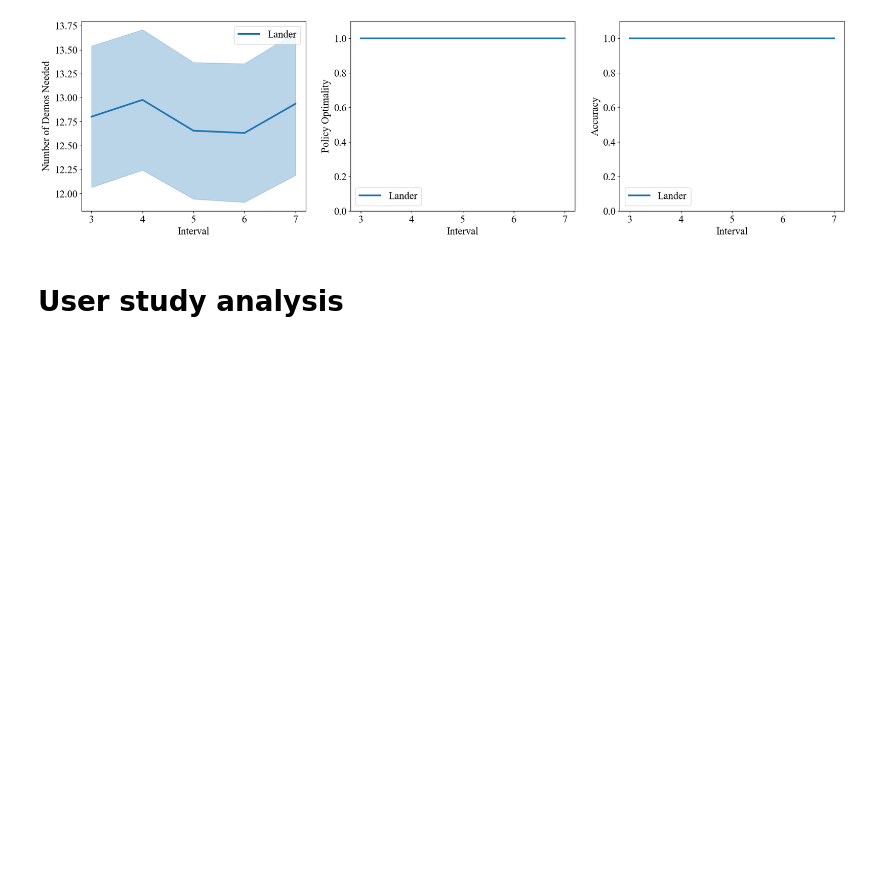
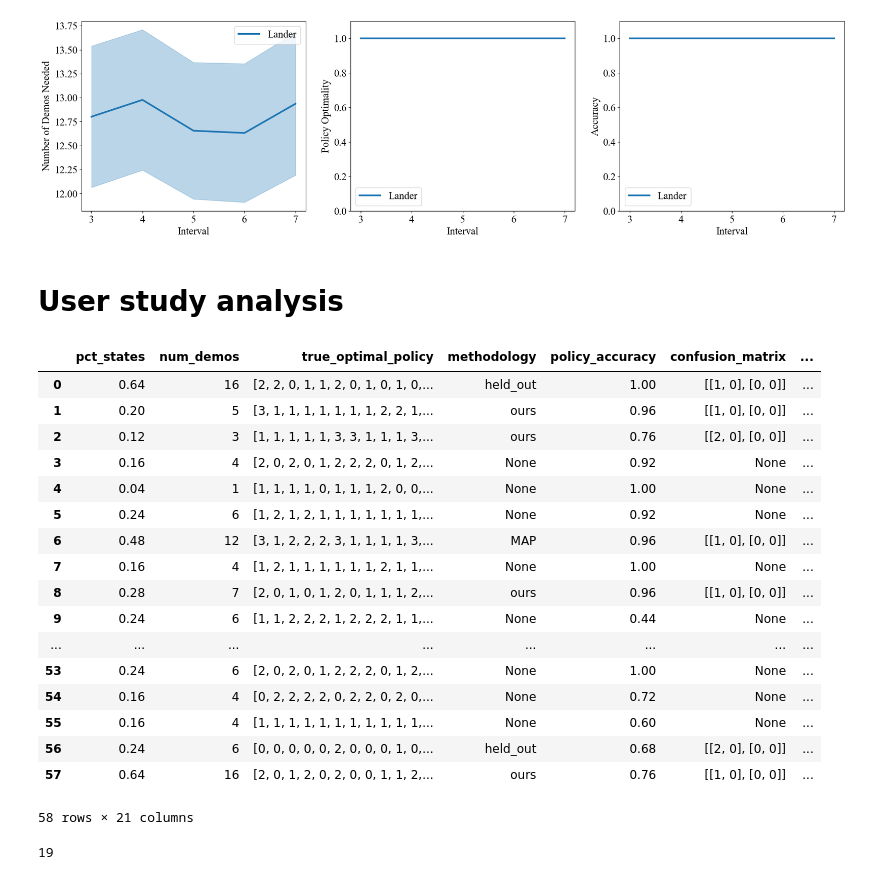
Before and after one commit to dsbrown1331/birl, a Jupyter notebook: organized_plotting.ipynb, the cells around one changed output. Cells and saved outputs as stored; diff of their text form; code cells hidden in the pictures; blank space fills up the shorter version.

```diff
--- a/organized_plotting.ipynb
+++ b/organized_plotting.ipynb
@@ -1458,3 +1492,48 @@ plt.show()
 [figure]
 # %% [markdown]
 # User study analysis
+# %%
+user_studies = pd.DataFrame()
+folder_path = "../ijcai-hri/user_study_results/"
+for filename in os.listdir(folder_path):
+    if filename.startswith("success-") and filename.endswith(".json"):
+        file_path = os.path.join(folder_path, filename)
+        with open(file_path, "r") as json_file:
+            try:
+                data = json.load(json_file)
+                # Check if the DataFrame has columns not present in the JSON
+                missing_cols = set(user_studies.columns) - set(data.keys())
+                if missing_cols:
+                    for col in missing_cols:
+                        data[col] = None  # Add missing columns with np.nan values
+                # Check if the JSON has columns not present in the DataFrame
+                extra_cols = set(data.keys()) - set(user_studies.columns)
+                if extra_cols:
+                    for col in extra_cols:
+                        user_studies[col] = None  # Add columns to the DataFrame with np.nan values
+                # Append the data to the master DataFrame
+                user_studies = user_studies.append(data, ignore_index = True)
+                user_studies.loc[user_studies.index[-1], "file"] = os.path.splitext(filename)[0]
+            except Exception:
+                print(file_path)
+# %%
+user_studies
+# %% [output]
+|  | pct_states | num_demos | true_optimal_policy | methodology | policy_accuracy | confusion_matrix | ... |
+| 0 | 0.64 | 16 | [2, 2, 0, 1, 1, 2, 0, 1, 0, 1, 0,... | held_out | 1.00 | [[1, 0], [0, 0]] | ... |
+| 1 | 0.20 | 5 | [3, 1, 1, 1, 1, 1, 1, 1, 2, 2, 1,... | ours | 0.96 | [[1, 0], [0, 0]] | ... |
+| 2 | 0.12 | 3 | [1, 1, 1, 1, 1, 3, 3, 1, 1, 1, 3,... | ours | 0.76 | [[2, 0], [0, 0]] | ... |
+| 3 | 0.16 | 4 | [2, 0, 2, 0, 1, 2, 2, 2, 0, 1, 2,... | None | 0.92 | None | ... |
+| 4 | 0.04 | 1 | [1, 1, 1, 1, 0, 1, 1, 1, 2, 0, 0,... | None | 1.00 | None | ... |
+| 5 | 0.24 | 6 | [1, 2, 1, 2, 1, 1, 1, 1, 1, 1, 1,... | None | 0.92 | None | ... |
+| 6 | 0.48 | 12 | [3, 1, 2, 2, 2, 3, 1, 1, 1, 1, 3,... | MAP | 0.96 | [[1, 0], [0, 0]] | ... |
+| 7 | 0.16 | 4 | [1, 2, 1, 1, 1, 1, 1, 1, 2, 1, 1,... | None | 1.00 | None | ... |
+| 8 | 0.28 | 7 | [2, 0, 1, 0, 1, 2, 0, 1, 1, 1, 2,... | ours | 0.96 | [[1, 0], [0, 0]] | ... |
+| 9 | 0.24 | 6 | [1, 1, 2, 2, 2, 1, 2, 2, 2, 1, 1,... | None | 0.44 | None | ... |
+| ... | ... | ... | ... | ... | ... | ... | ... |
+| 53 | 0.24 | 6 | [2, 0, 2, 0, 1, 2, 2, 2, 0, 1, 2,... | None | 1.00 | None | ... |
+| 54 | 0.16 | 4 | [0, 2, 2, 2, 2, 0, 2, 2, 0, 2, 0,... | None | 0.72 | None | ... |
+| 55 | 0.16 | 4 | [1, 1, 1, 1, 1, 1, 1, 1, 1, 1, 1,... | None | 0.60 | None | ... |
+| 56 | 0.24 | 6 | [0, 0, 0, 0, 0, 2, 0, 0, 0, 1, 0,... | held_out | 0.68 | [[2, 0], [0, 0]] | ... |
+| 57 | 0.64 | 16 | [2, 0, 1, 2, 0, 2, 0, 0, 1, 1, 2,... | ours | 0.76 | [[1, 0], [0, 0]] | ... |
+58 rows × 21 columns
@@ -1460,0 +1544,6 @@ plt.show()
+# %%
+usable = user_studies[~(user_studies["pct_states"].isna()) & ~(user_studies["bound_error"].isna())
+                      & ~(user_studies["policy_optimality"].isna()) & ~(user_studies["confusion_matrix"].isna())]
+len(usable)
+# %% [output]
+19
```
Also changed, not shown: parts of 14 cells of this notebook, 2 other files.
